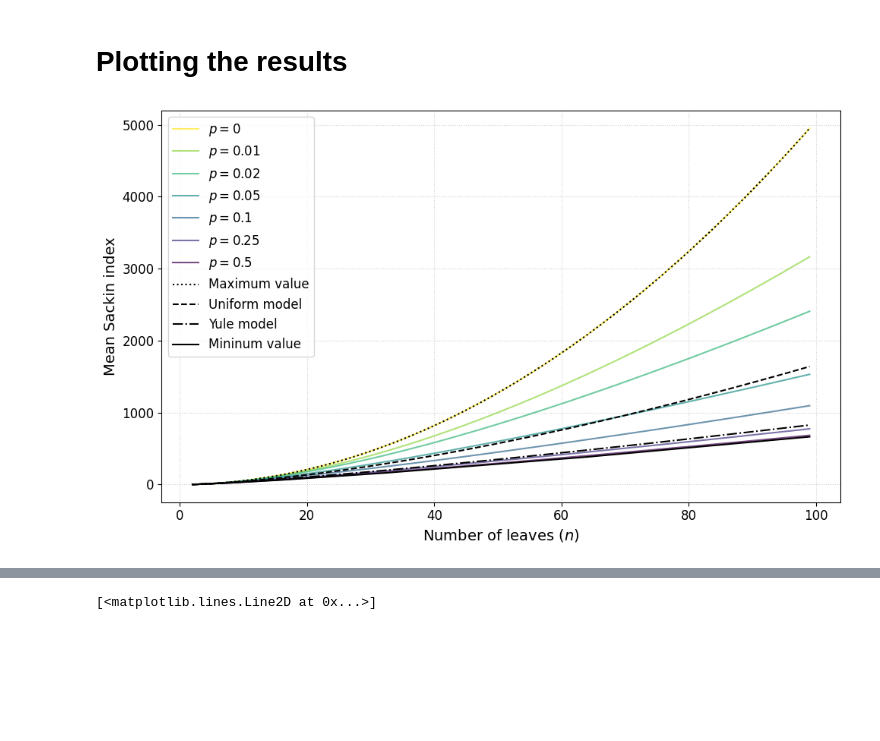
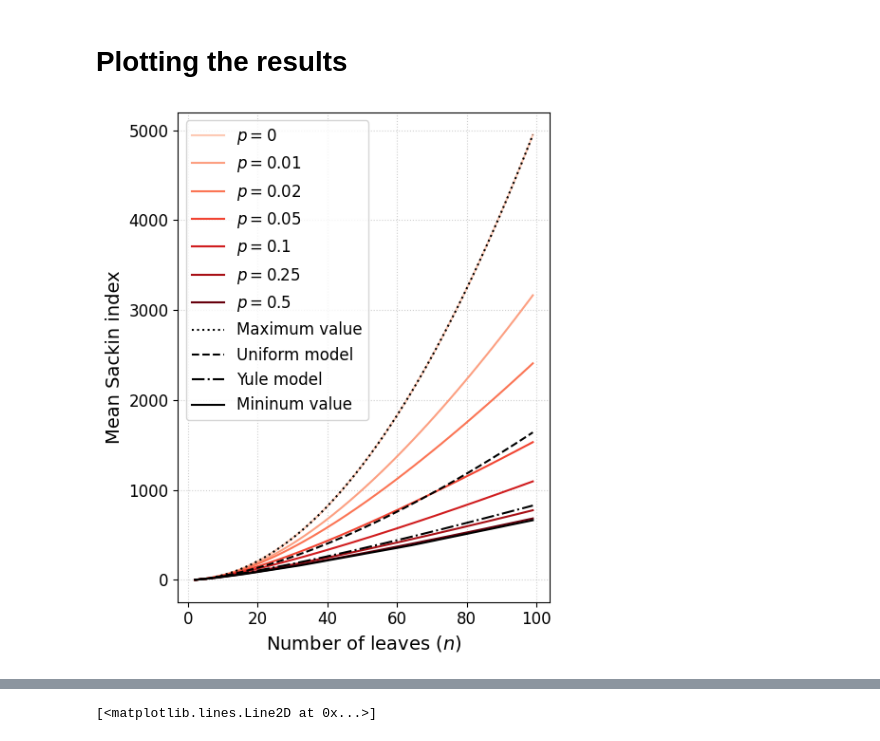
Before and after one commit to dbauman18/biased_speciation_calculation, a Jupyter notebook: biased_speciation.ipynb, the cells around one changed output, grey strips where cells are left out. Cells and saved outputs as stored; diff of their text form; code cells hidden in the pictures; blank space fills up the shorter version.

Commit message:
Redid plots

```diff
--- a/biased_speciation.ipynb
+++ b/biased_speciation.ipynb
@@ -75,7 +75,7 @@ def sackin_mean_beta(n, a, b):
 # %% [markdown]
 # Plotting the results
 # %%
-plt.figure(figsize=(10, 6))
+plt.figure(figsize=(5, 6))
 
 # Data range
 N = range(2, 100)
@@ -86,43 +86,45 @@ N = range(2, 100)
 # Values of p to plot
 p = [0, 0.01, 0.02, 0.05, 0.1, 0.25, 0.5]
 
-# Use a colormap for probabilities
+# Use a colormap for probabilities, using shades of a single color
 # what is best colormap?
-colors = cm.viridis(np.linspace(1, 0, len(p)))
+min_color = 0.2
+max_color = 1.0
+colors = cm.Reds(np.linspace(min_color, max_color, len(p)))
 
 for prob, color in zip(p, colors):
     means = [sackin_mean_const_p(n, prob) for n in N]
-    plt.plot(N, means, label=f"$p={prob}$", alpha=0.7, color=color, lw=1.5)
+    plt.plot(N, means, label=f"$p={prob}$", alpha=1, color=color, lw=1.5)
 
 # Add reference models
 plt.plot(N, [max_sackin(n) for n in N],
-         label="Maximum value", linestyle=':', color='black', linewidth=1.5)
+         label="Maximum value", linestyle=':', color='black', alpha=1, linewidth=1.5)
 plt.plot(N, [sackin_uniform(n) for n in N],
-         label="Uniform model", linestyle='--', color='black', linewidth=1.5)
+         label="Uniform model", linestyle='--', color='black', alpha=1, linewidth=1.5)
 plt.plot(N, [sackin_yule(n) for n in N],
-         label="Yule model", linestyle='-.', color='black', linewidth=1.5)
+         label="Yule model", linestyle='-.', color='black', alpha=1, linewidth=1.5)
 plt.plot(N, [min_sackin(n) for n in N],
-         label="Mininum value", linestyle='-', color='black', linewidth=1.5)
+         label="Mininum value", linestyle='-', color='black', alpha=1, linewidth=1.5)
 
 # Labels and title
 plt.xlabel("Number of leaves ($n$)", fontsize=14)
 plt.ylabel("Mean Sackin index", fontsize=14)
 # plt.title(r"Mean Sackin index under biased speciation model with split distribution $\lambda \sim p$", fontsize=16)
 
 # Fontsize of axis ticks
 plt.xticks(fontsize=12)
 plt.yticks(fontsize=12)
 
 
 # Legend only for reference lines
 plt.legend(fontsize=12, loc="upper left")
 
 # Grid and layout
 plt.grid(True, linestyle=":", alpha=0.6)
 plt.tight_layout()
 
 # Save and show
 plt.savefig("./plots/sackin_biased_speciation_constant_p.png", dpi=300)
 plt.show()
 # %% [output]
-[figure, old version]
+[figure, new version]
```
Also changed, not shown: parts of 8 cells of this notebook, 8 other files.
